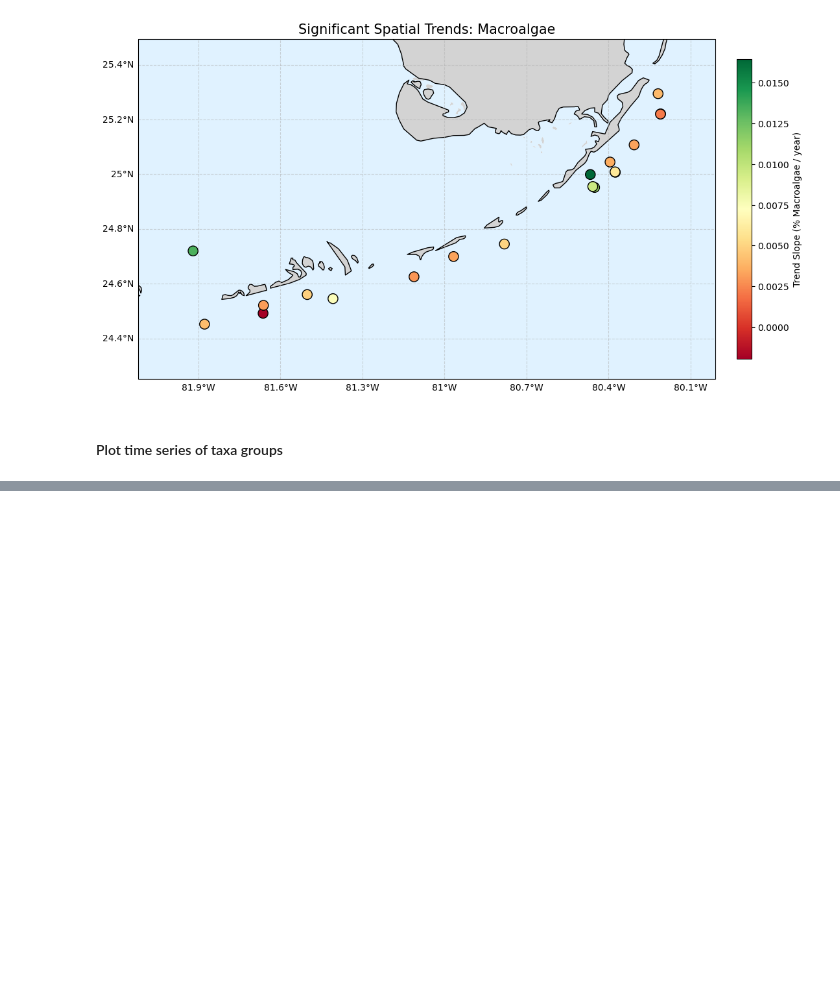
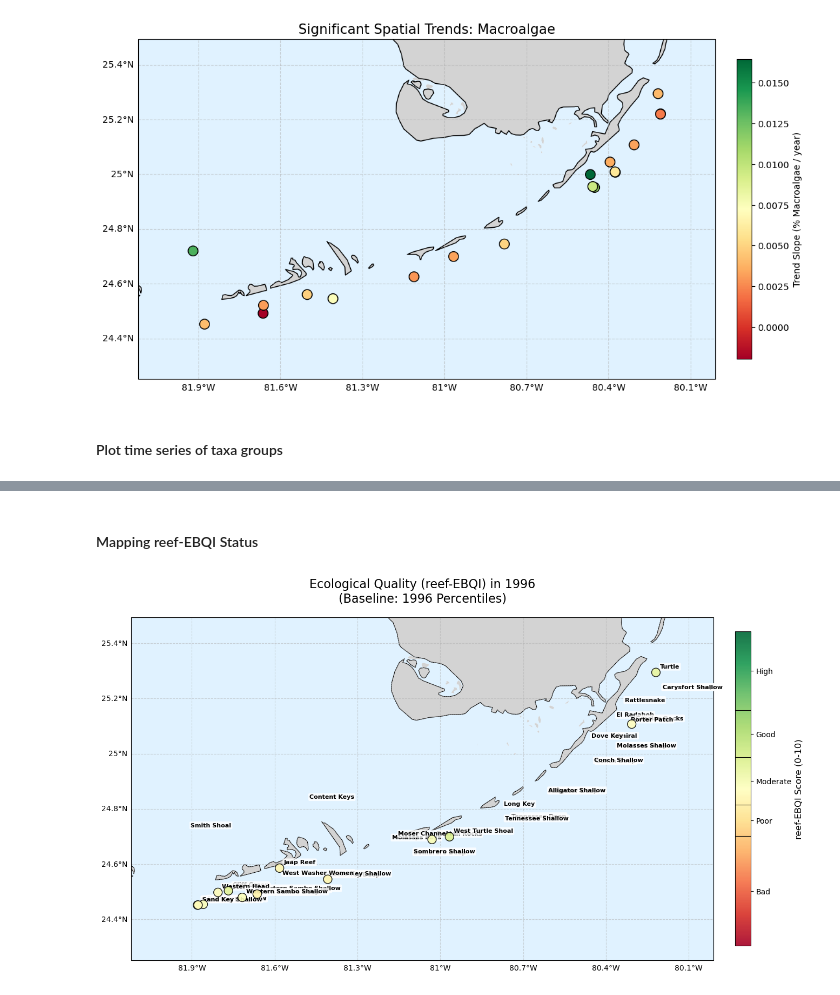
Before and after one commit to eqmh/multitressor, a Jupyter notebook: corals_stressors.ipynb, the cells around one changed output, grey strips where cells are left out. Cells and saved outputs as stored; diff of their text form; code cells hidden in the pictures; blank space fills up the shorter version.

```diff
--- a/corals_stressors.ipynb
+++ b/corals_stressors.ipynb
@@ -405,0 +596,75 @@ Taxa-Level Trend Analysis (All Sites Integrated):
+# %% [markdown]
+#### Mapping reef-EBQI Status
+# %%
+# Prepare Geographic Coordinates
+df_coords = df_stations[['Site_name', 'latDD', 'lonDD']].drop_duplicates(subset='Site_name')
+
+# Merge EBQI results with coordinates
+df_ebqi_map = pd.merge(site_ebqi, df_coords, left_on='SiteName', right_on='Site_name')
+
+# Filter for the selected year
+selected_year = 1996
+df_ebqi_sel = df_ebqi_map[df_ebqi_map['SampleYear'] == selected_year].copy()
+
+target_status = 'Moderate'  # Options: 'All', 'Bad', 'Poor', 'Moderate', 'Good', 'High'
+
+if target_status == 'All':
+    df_plot = df_ebqi_sel.copy()
+else:
+    df_plot = df_ebqi_sel[df_ebqi_sel['Status'] == target_status].copy()
+
+# Setup the figure with a PlateCarree projection
+fig = plt.figure(figsize=(14, 10))
+ax = plt.axes(projection=ccrs.PlateCarree())
+
+# Add high-resolution geographic features (Natural Earth 10m)
+ax.add_feature(cfeature.LAND.with_scale('10m'), facecolor='lightgray', zorder=1)
+ax.add_feature(cfeature.COASTLINE.with_scale('10m'), linewidth=0.8, zorder=2)
+ax.add_feature(cfeature.STATES.with_scale('10m'), linestyle=':', edgecolor='gray', zorder=2)
+ax.add_feature(cfeature.OCEAN.with_scale('10m'), facecolor='#e0f2ff', zorder=0)
+
+# Plot the reef-EBQI values
+sc = ax.scatter(df_plot['lonDD'], df_plot['latDD'],
+                c=df_plot['reef_EBQI'], cmap='RdYlGn',
+                s=130, edgecolor='black', alpha=0.9,
+                transform=ccrs.PlateCarree(), zorder=4,
+                vmin=0, vmax=10) # Fixed scale for easier comparison between years
+
+# Add colorbar
+cbar = plt.colorbar(sc, ax=ax, orientation='vertical', pad=0.03, shrink=0.6)
+cbar.set_label('reef-EBQI Score (0-10)', fontsize=12)
+
+# Define the midpoints of the status ranges for label placement
+# Ranges: [0-3.5], [3.5-4.5], [4.5-6.0], [6.0-7.5], [7.5-10]
+status_ticks = [1.75, 4.0, 5.25, 6.75, 8.75]
+status_labels = ['Bad', 'Poor', 'Moderate', 'Good', 'High']
+
+cbar.set_ticks(status_ticks)
+cbar.set_ticklabels(status_labels)
+
+# Optional: Add boundary lines on the colorbar for visual clarity
+for threshold in [3.5, 4.5, 6.0, 7.5]:
+    cbar.ax.axhline(threshold, color='black', linewidth=0.8)
+
+# Set map limits and gridlines
+ax.set_extent([df_ebqi_map['lonDD'].min() - 0.2, df_ebqi_map['lonDD'].max() + 0.2,
+               df_ebqi_map['latDD'].min() - 0.2, df_ebqi_map['latDD'].max() + 0.2],
+              crs=ccrs.PlateCarree())
+
+gl = ax.gridlines(draw_labels=True, linestyle='--', alpha=0.5, zorder=3)
+gl.top_labels = False
+gl.right_labels = False
+
+# Label significant or problematic sites
+# Labeling 'Bad' and 'Poor' status sites to highlight areas of concern
+for idx, row in df_ebqi_sel.iterrows():
+    if target_status != 'All' or row['Status'] in ['Bad', 'Poor']:
+        ax.text(row['lonDD'] + 0.015, row['latDD'] + 0.015, row['SiteName'],
+                fontsize=8, transform=ccrs.PlateCarree(), fontweight='bold',
+                bbox=dict(boxstyle='round,pad=0.2', fc='white', alpha=0.8, ec='none'))
+
+plt.title(f'Ecological Quality (reef-EBQI) in {selected_year}\n(Baseline: 1996 Percentiles)', fontsize=16, pad=20)
+plt.tight_layout()
+plt.show()
+# %% [output]
+[figure, added]
```
Also changed, not shown: parts of 13 cells of this notebook.
